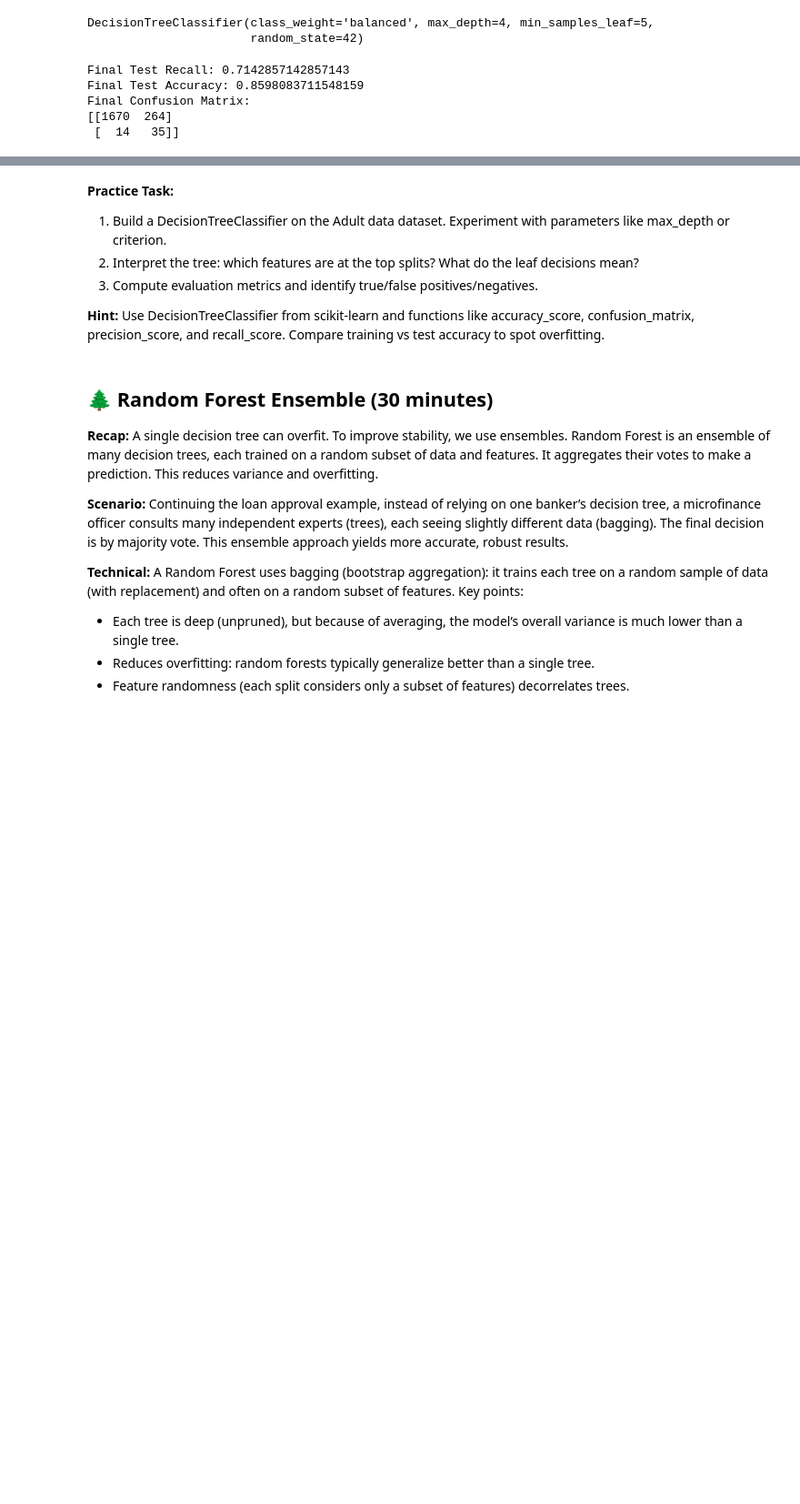
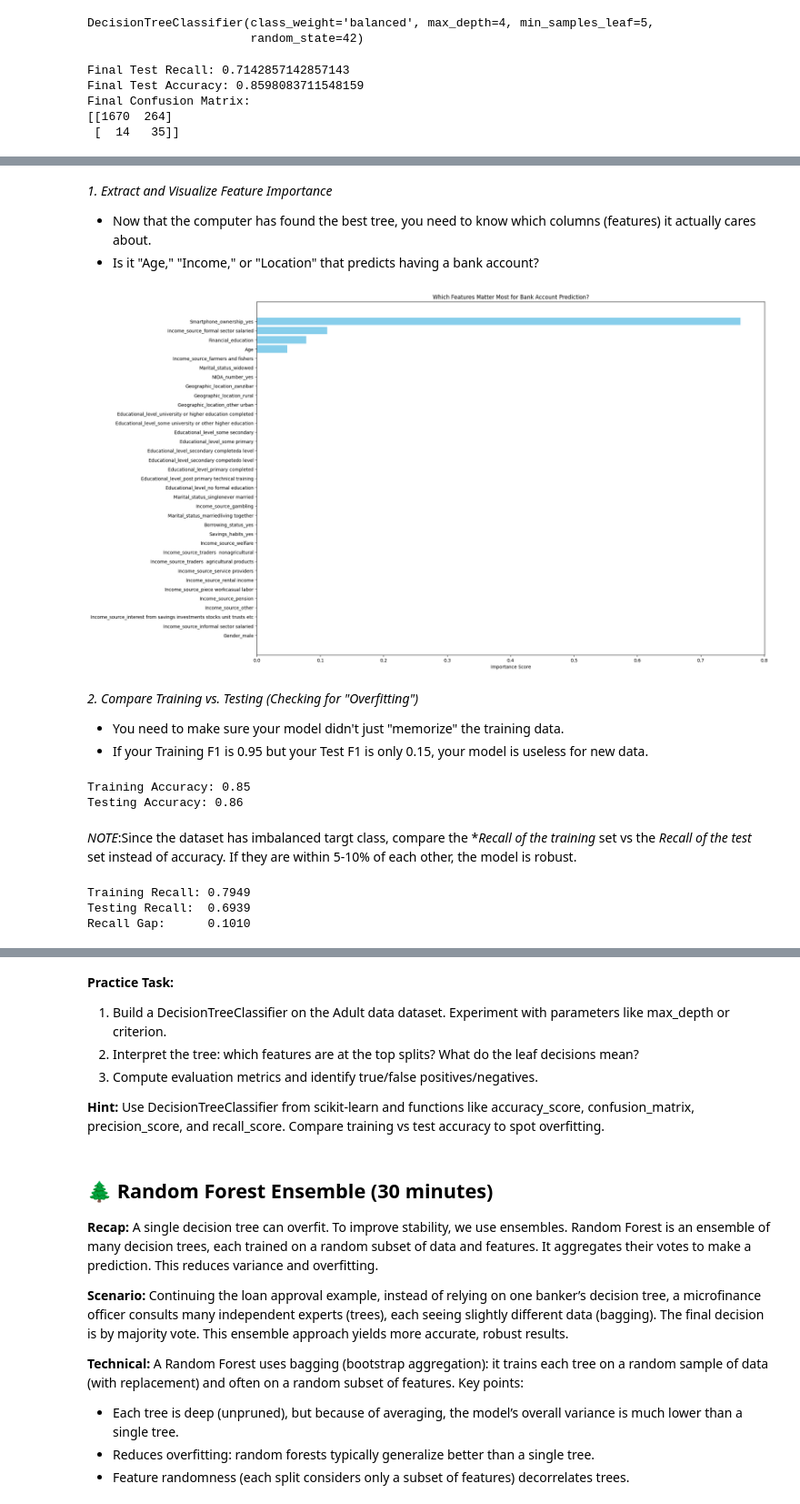
Before and after one commit to datasafariio/AI-bootcamp-fall2025, a Jupyter notebook: Session5/Session5_Supervised_Learning_Classification_(Tree-Based_Models).ipynb, the cells around one changed output, grey strips where cells are left out. Shown at 91% size. Drawn from its saved outputs; the diff is of its cells as text; code cells hidden in the pictures; blank space fills up the shorter version.

```diff
--- a/Session5/Session5_Supervised_Learning_Classification_(Tree-Based_Models).ipynb
+++ b/Session5/Session5_Supervised_Learning_Classification_(Tree-Based_Models).ipynb
@@ -749,11 +762,11 @@ Since your data is imbalanced, you must not use accuracy. Tell GridSearchCV to o
 # %%
-# 4. Initialize GridSearchCV
-# scoring='f1' is a great balance; use 'recall' if you only care about catching every '1'
+# Initialize GridSearchCV
+# scoring = 'recall' to catching every '1'
 
 grid_search = GridSearchCV(
     estimator=dt_base,
     param_grid=param_grid,
     cv=skf,
-    scoring='f1',
+    scoring='recall',
     n_jobs=-1 # Use all CPU cores for speed
 )
@@ -786,0 +837,60 @@ weighted avg       0.97      0.81      0.87      1983
+# %% [markdown]
+*1. Extract and Visualize Feature Importance*
+
+- Now that the computer has found the best tree, you need to know which columns (features) it actually cares about.
+- Is it "Age," "Income," or "Location" that predicts having a bank account?
+# %%
+# Extract feature importances from the best estimator
+importances = best_dt.feature_importances_
+feature_names = X_train.columns
+# %%
+# Create a DataFrame for easy plotting
+feature_df = pd.DataFrame({'Feature': feature_names, 'Importance': importances})
+feature_df = feature_df.sort_values(by='Importance', ascending=False)
+# %%
+# Plot
+plt.figure(figsize=(20, 14))
+plt.barh(feature_df['Feature'], feature_df['Importance'], color='skyblue')
+plt.xlabel('Importance Score')
+plt.title('Which Features Matter Most for Bank Account Prediction?')
+plt.gca().invert_yaxis()
+plt.show()
+# %% [output]
+[figure, added]
+# %% [markdown]
+*2. Compare Training vs. Testing (Checking for "Overfitting")*
+
+- You need to make sure your model didn't just "memorize" the training data.
+- If your Training F1 is 0.95 but your Test F1 is only 0.15, your model is useless for new data.
+# %%
+train_score = best_dt.score(X_train, y_train)
+test_score = best_dt.score(X_test, y_test)
+
+print(f"Training Accuracy: {train_score:.2f}")
+print(f"Testing Accuracy: {test_score:.2f}")
+# %% [output]
+Training Accuracy: 0.85
+Testing Accuracy: 0.86
+# %% [markdown]
+*NOTE*:Since the dataset has imbalanced targt class, compare the **Recall of the training* set vs the *Recall of the test* set instead of accuracy. If they are within 5-10% of each other, the model is robust.
+# %%
+from sklearn.metrics import recall_score
+
+# 1. Get predictions for both sets using the 'best' model from GridSearchCV
+y_train_pred = best_dt.predict(X_train)
+y_test_pred = best_dt.predict(X_test)
+
+# 2. Calculate Recall for both (specifically for Class 1)
+train_recall = recall_score(y_train, y_train_pred)
+test_recall = recall_score(y_test, y_test_pred)
+
+print(f"Training Recall: {train_recall:.4f}")
+print(f"Testing Recall:  {test_recall:.4f}")
+
+# 3. Calculate the 'Gap'
+gap = train_recall - test_recall
+print(f"Recall Gap:      {gap:.4f}")
+# %% [output]
+Training Recall: 0.7949
+Testing Recall:  0.6939
+Recall Gap:      0.1010
```
Also changed, not shown: parts of 28 cells of this notebook.
